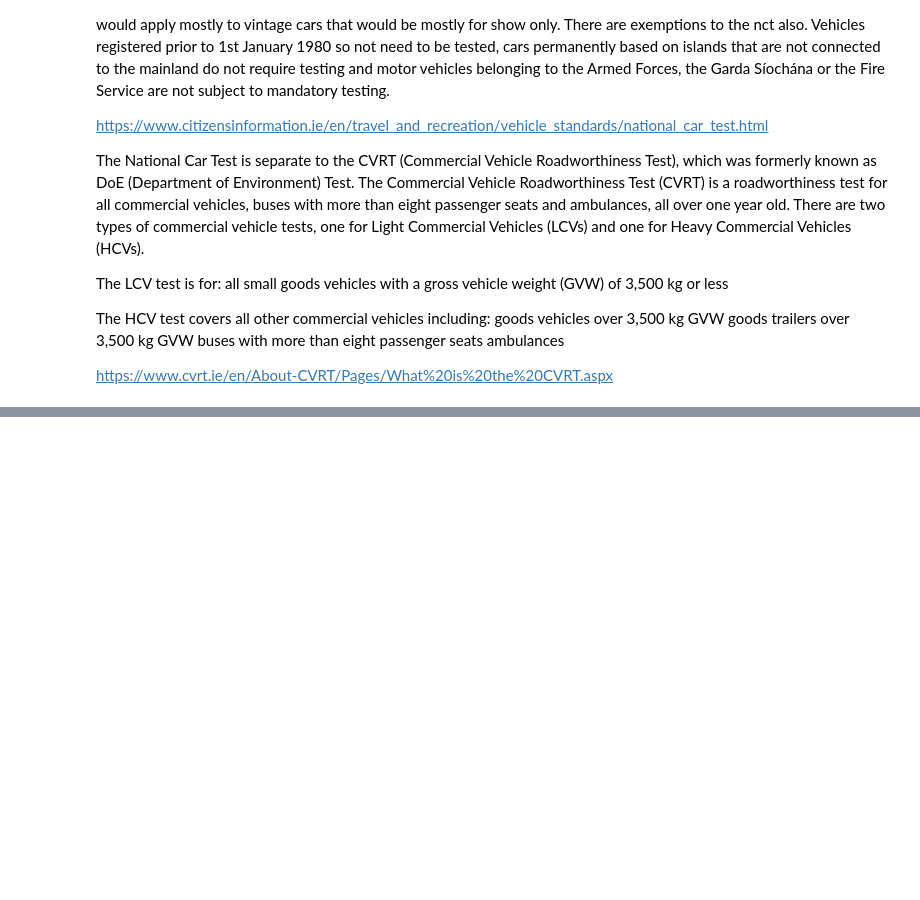
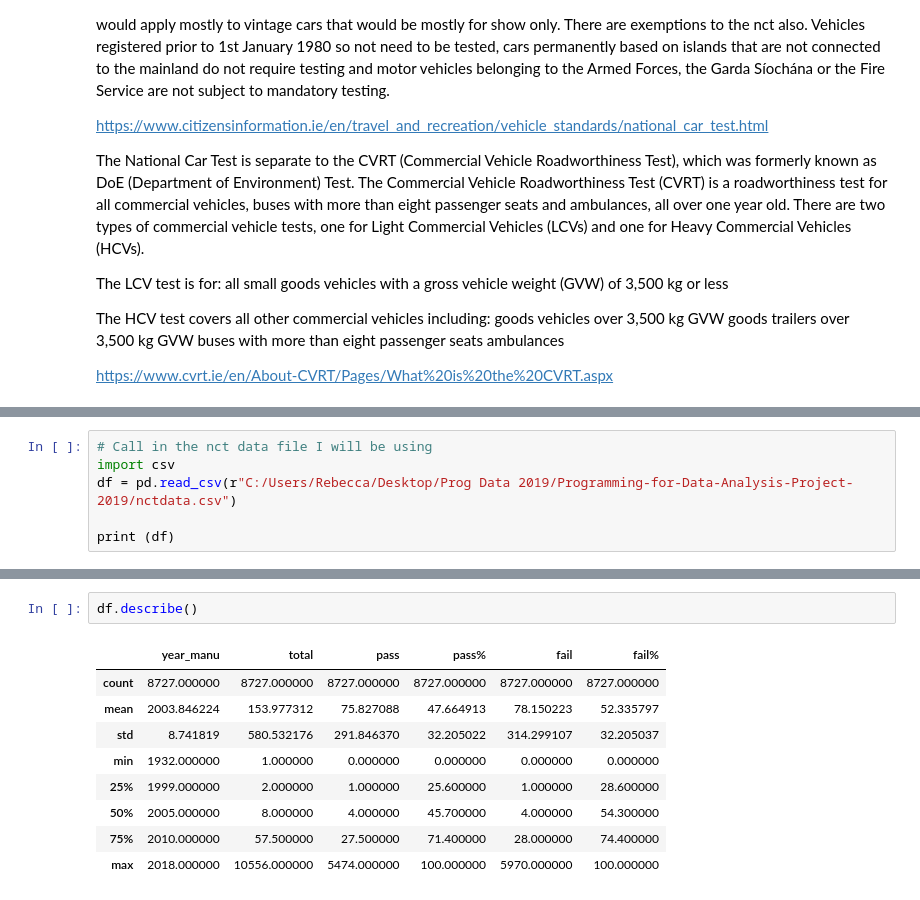
Before and after one commit to bexiturley/Programming-for-Data-Analysis-Project-2019, a Jupyter notebook: nct.ipynb, the cells around one changed output, grey strips where cells are left out. Saved outputs shown, nothing was run; the diff lists cells and outputs as text; blank space fills up the shorter version.

```diff
--- a/nct.ipynb
+++ b/nct.ipynb
@@ -30,0 +134,6 @@ This was very interesting but still not what I was looking for.  I then went to
+# %%
+# Call in the nct data file I will be using
+import csv
+df = pd.read_csv(r"C:/Users/Rebecca/Desktop/Prog Data 2019/Programming-for-Data-Analysis-Project-2019/nctdata.csv")
+
+print (df)
@@ -30,0 +176,12 @@ This was very interesting but still not what I was looking for.  I then went to
+# %%
+df.describe()
+# %% [output]
+|  | year_manu | total | pass | pass% | fail | fail% |
+| count | 8727.000000 | 8727.000000 | 8727.000000 | 8727.000000 | 8727.000000 | 8727.000000 |
+| mean | 2003.846224 | 153.977312 | 75.827088 | 47.664913 | 78.150223 | 52.335797 |
+| std | 8.741819 | 580.532176 | 291.846370 | 32.205022 | 314.299107 | 32.205037 |
+| min | 1932.000000 | 1.000000 | 0.000000 | 0.000000 | 0.000000 | 0.000000 |
+| 25% | 1999.000000 | 2.000000 | 1.000000 | 25.600000 | 1.000000 | 28.600000 |
+| 50% | 2005.000000 | 8.000000 | 4.000000 | 45.700000 | 4.000000 | 54.300000 |
+| 75% | 2010.000000 | 57.500000 | 27.500000 | 71.400000 | 28.000000 | 74.400000 |
+| max | 2018.000000 | 10556.000000 | 5474.000000 | 100.000000 | 5970.000000 | 100.000000 |
```
Also changed, not shown: parts of 17 cells of this notebook, 4 other files.
